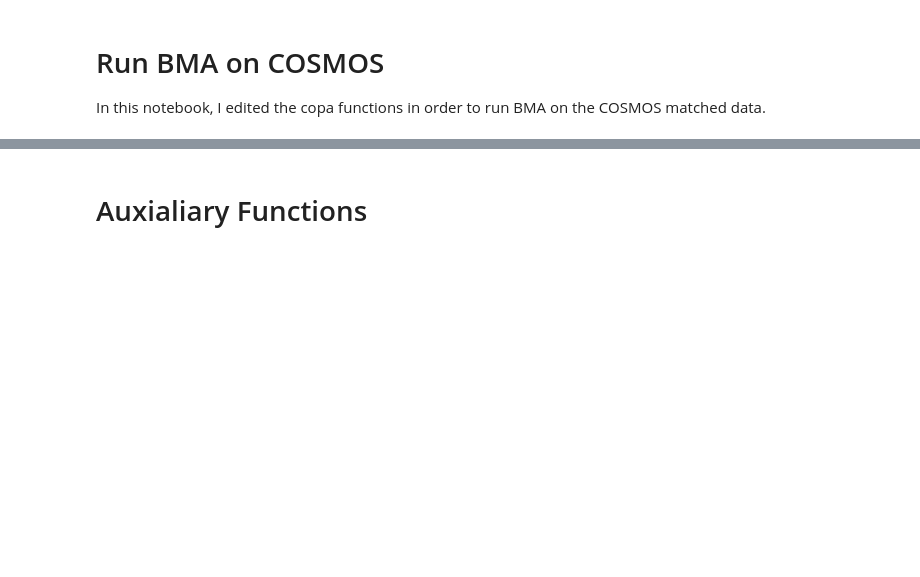
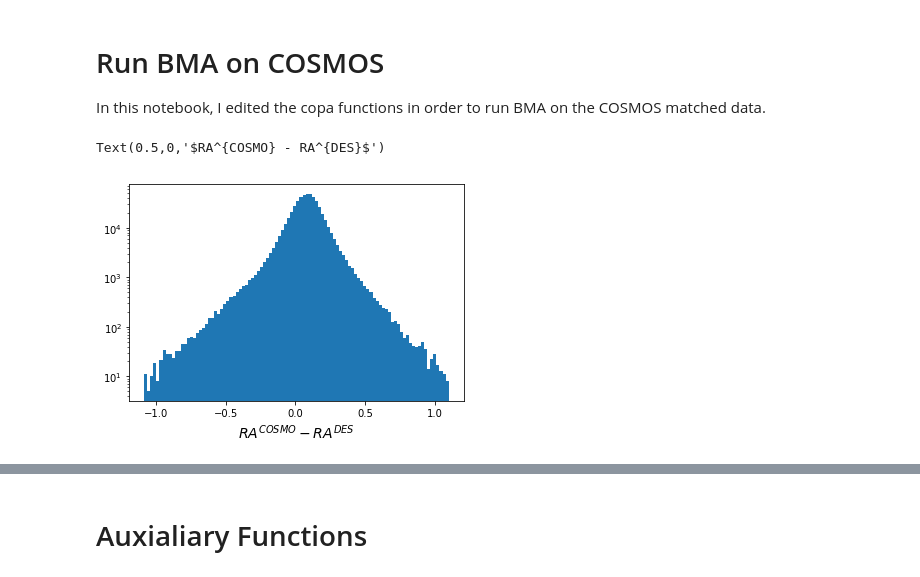
Before and after one commit to estevesjh/bmaCOSMOS, a Jupyter notebook: notebooks/1.runBMAonCOSMOS.ipynb, the cells around one changed output, grey strips where cells are left out. Drawn from its saved outputs; the diff is of its cells as text; code cells hidden in the pictures; blank space fills up the shorter version.

```diff
--- a/notebooks/1.runBMAonCOSMOS.ipynb
+++ b/notebooks/1.runBMAonCOSMOS.ipynb
@@ -11,0 +17,19 @@ import matplotlib.pyplot as plt
+# %%
+rowsDES    = np.load(names[0]+'_01arcsec.npy')
+rowsCOSMOS = np.load(names[1]+'_01arcsec.npy')
+# %%
+des_deep_field_infile = '/data/des70.a/data/annis/StellarMass-2021/y3_deep_fields.fits'
+des0 = Table(getdata(des_deep_field_infile))
+# %%
+cosmo_infile = '/data/des61.a/data/johnny/COSMOS/COSMOS2015_Laigle+_v1.1.fits'
+cosmo0  = Table(getdata(cosmo_infile))
+# %%
+des   = des0[rowsDES]
+cosmo = cosmo0[rowsCOSMOS]
+# %%
+_ = plt.hist((cosmo['ALPHA_J2000']-des['RA'])*3600,bins=100)
+plt.yscale('log')
+plt.xlabel(r'$RA^{COSMO} - RA^{DES}$',fontsize=14)
+# %% [output]
+Text(0.5,0,'$RA^{COSMO} - RA^{DES}$')
+[figure, added]
```
Also changed, not shown: parts of 13 cells of this notebook, 3 other files.
